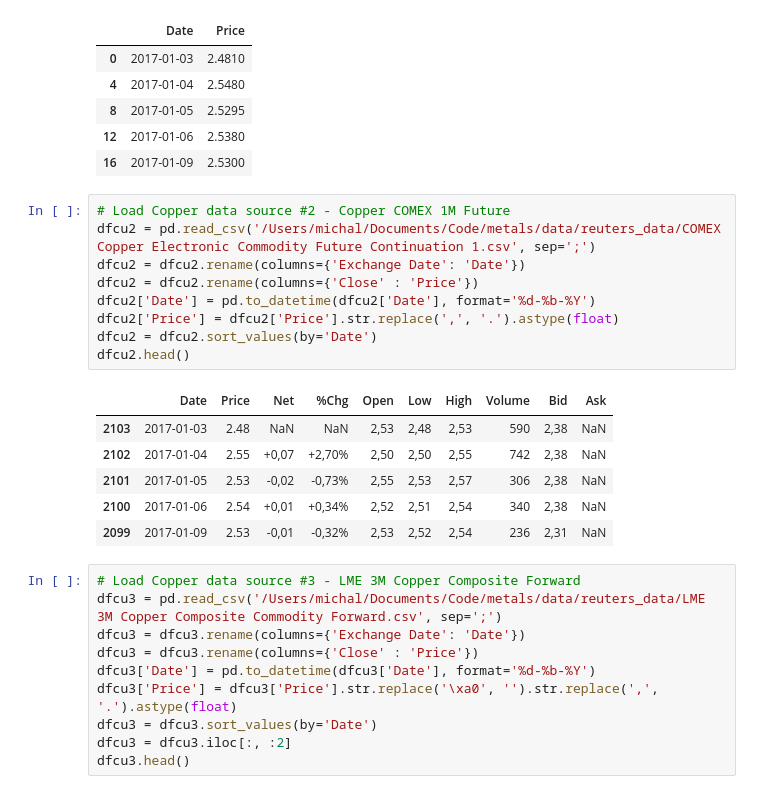
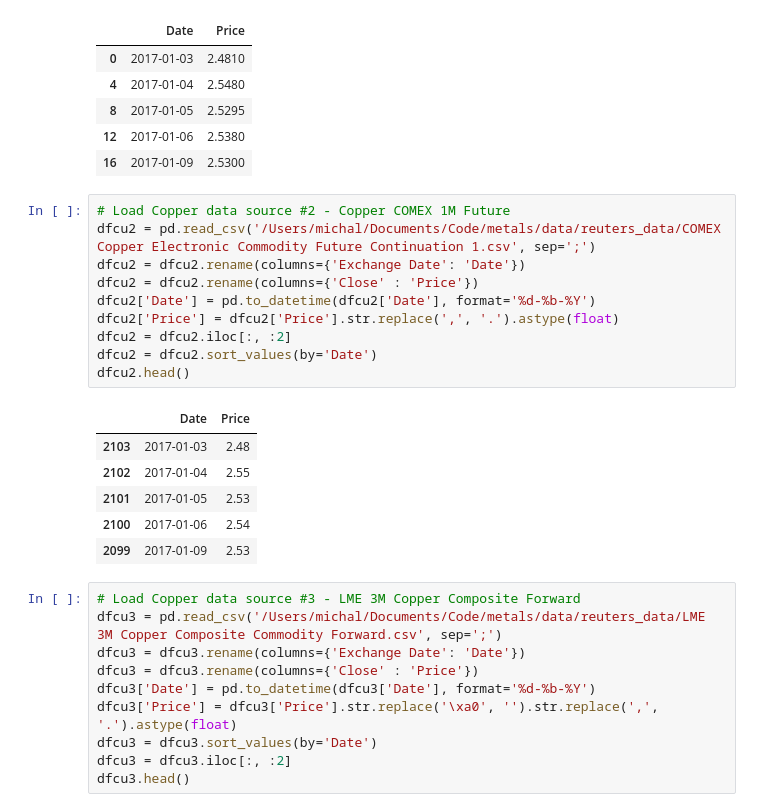
Before and after one commit to Doosheck/metals, a Jupyter notebook: data_overview.ipynb, the cells around one changed output. Drawn from its saved outputs; the diff is of its cells as text.

```diff
--- a/data_overview.ipynb
+++ b/data_overview.ipynb
@@ -953,19 +953,20 @@ dfcu1.head()
 # %%
 # Load Copper data source #2 - Copper COMEX 1M Future
 dfcu2 = pd.read_csv('/Users/michal/Documents/Code/metals/data/reuters_data/COMEX Copper Electronic Commodity Future Continuation 1.csv', sep=';')
 dfcu2 = dfcu2.rename(columns={'Exchange Date': 'Date'})
 dfcu2 = dfcu2.rename(columns={'Close' : 'Price'})
 dfcu2['Date'] = pd.to_datetime(dfcu2['Date'], format='%d-%b-%Y')
 dfcu2['Price'] = dfcu2['Price'].str.replace(',', '.').astype(float)
+dfcu2 = dfcu2.iloc[:, :2]
 dfcu2 = dfcu2.sort_values(by='Date')
 dfcu2.head()
 # %% [output]
-|  | Date | Price | Net | %Chg | Open | Low | High | Volume | Bid | Ask |
-| 2103 | 2017-01-03 | 2.48 | NaN | NaN | 2,53 | 2,48 | 2,53 | 590 | 2,38 | NaN |
-| 2102 | 2017-01-04 | 2.55 | +0,07 | +2,70% | 2,50 | 2,50 | 2,55 | 742 | 2,38 | NaN |
-| 2101 | 2017-01-05 | 2.53 | -0,02 | -0,73% | 2,55 | 2,53 | 2,57 | 306 | 2,38 | NaN |
-| 2100 | 2017-01-06 | 2.54 | +0,01 | +0,34% | 2,52 | 2,51 | 2,54 | 340 | 2,38 | NaN |
-| 2099 | 2017-01-09 | 2.53 | -0,01 | -0,32% | 2,53 | 2,52 | 2,54 | 236 | 2,31 | NaN |
+|  | Date | Price |
+| 2103 | 2017-01-03 | 2.48 |
+| 2102 | 2017-01-04 | 2.55 |
+| 2101 | 2017-01-05 | 2.53 |
+| 2100 | 2017-01-06 | 2.54 |
+| 2099 | 2017-01-09 | 2.53 |
 # %%
 # Load Copper data source #3 - LME 3M Copper Composite Forward
 dfcu3 = pd.read_csv('/Users/michal/Documents/Code/metals/data/reuters_data/LME 3M Copper Composite Commodity Forward.csv', sep=';')
```
Also changed, not shown: parts of 5 cells of this notebook.
